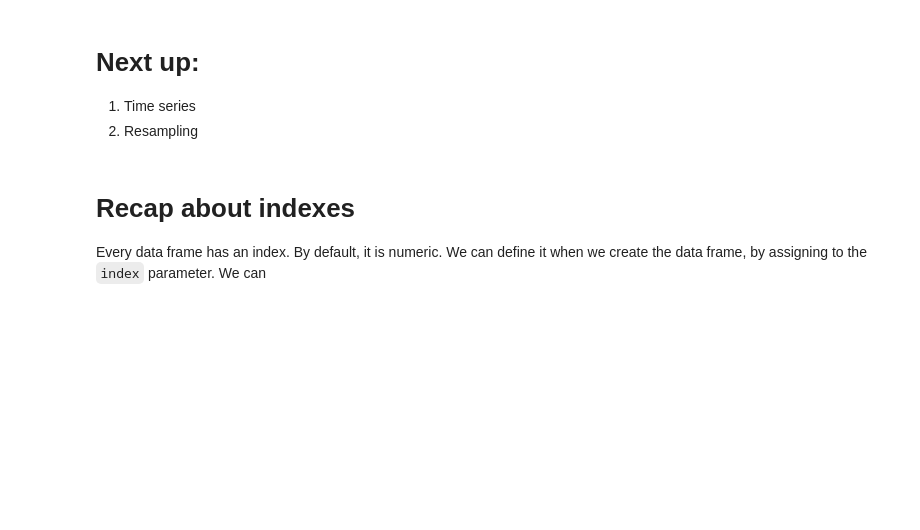
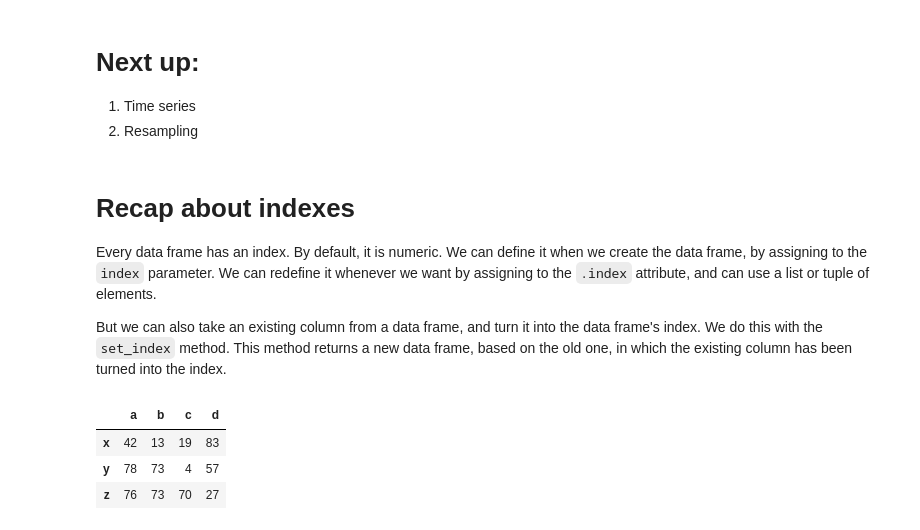
Before and after one commit to reuven/oreilly-2022-07July-analytics, a Jupyter notebook: 2022-08Aug-23.ipynb, the cells around one changed output. Cells and saved outputs as stored; diff of their text form; code cells hidden in the pictures; blank space fills up the shorter version.

```diff
--- a/2022-08Aug-23.ipynb
+++ b/2022-08Aug-23.ipynb
@@ -1593,4 +1593,16 @@ df.loc[
 # %% [markdown]
 # Recap about indexes
 
-Every data frame has an index. By default, it is numeric. We can define it when we create the data frame, by assigning to the `index` parameter.  We can
+Every data frame has an index. By default, it is numeric. We can define it when we create the data frame, by assigning to the `index` parameter.  We can redefine it whenever we want by assigning to the `.index` attribute, and can use a list or tuple of elements.
+
+But we can also take an existing column from a data frame, and turn it into the data frame's index. We do this with the `set_index` method.  This method returns a new data frame, based on the old one, in which the existing column has been turned into the index.
+# %%
+df = DataFrame(np.random.randint(0, 100, [3,4]),
+              index=list('xyz'),
+              columns=list('abcd'))
+df
+# %% [output]
+|  | a | b | c | d |
+| x | 42 | 13 | 19 | 83 |
+| y | 78 | 73 | 4 | 57 |
+| z | 76 | 73 | 70 | 27 |
```
Also changed, not shown: parts of 3 cells of this notebook.
